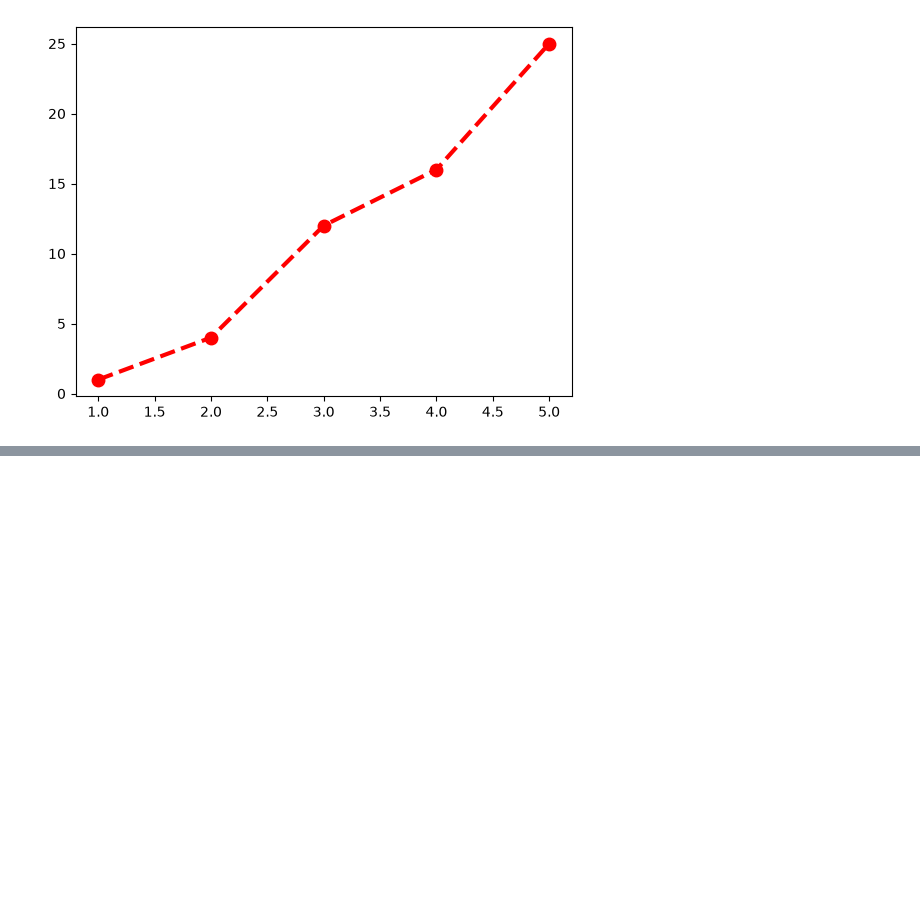
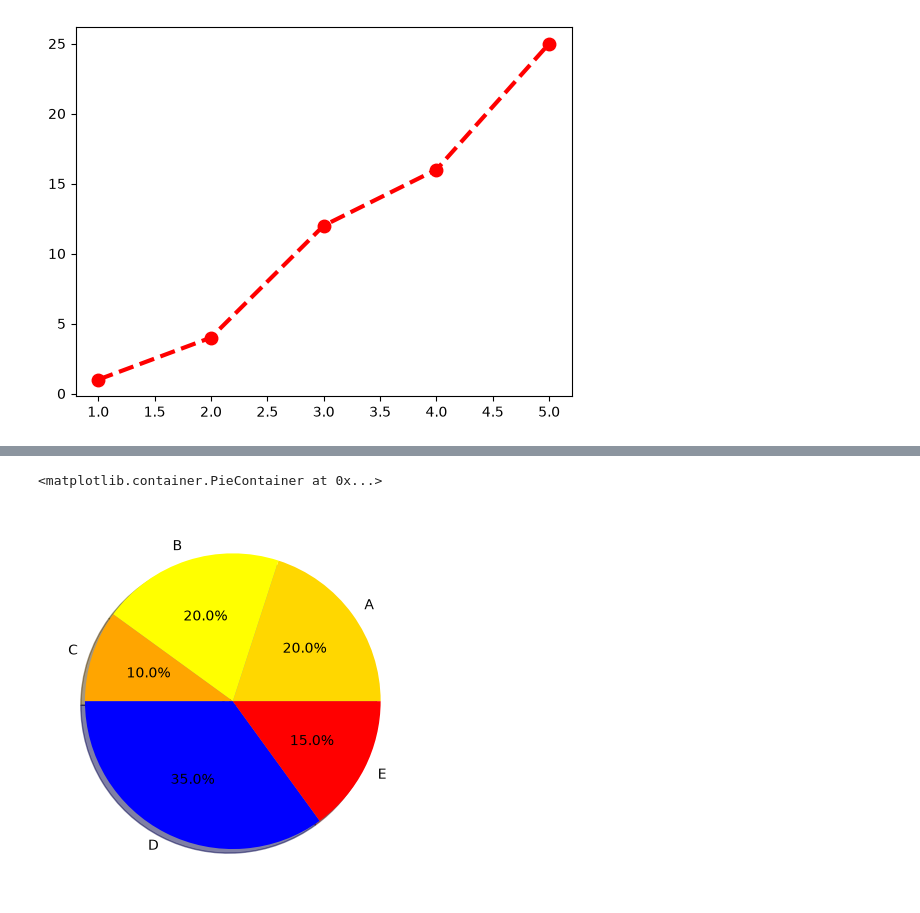
Before and after one commit to Arunbellad-2001/python-daily-practice, a Jupyter notebook: DATA ANALYSIS/10.2_Pandas/mathplotlib.ipynb, the cells around one changed output, grey strips where cells are left out. Saved outputs shown, nothing was run; the diff lists cells and outputs as text; code cells hidden in the pictures; blank space fills up the shorter version.

```diff
--- a/DATA ANALYSIS/10.2_Pandas/mathplotlib.ipynb
+++ b/DATA ANALYSIS/10.2_Pandas/mathplotlib.ipynb
@@ -23,0 +56,11 @@ plt.plot(x,y,color='red',linestyle='--',linewidth=3,marker='o',markersize=9,)
+# %%
+## pie chart
+labels=['A','B','C','D','E']
+size=[20,20,10,35,15]
+color=['gold','yellow','orange','blue','red']
+explode=[0,0,0,0,0]
+
+plt.pie(size,explode,labels=labels,colors=color,autopct="%1.1f%%", shadow=True)
+# %% [output]
+<matplotlib.container.PieContainer at 0x...>
+[figure, added]
```
Also changed, not shown: parts of 4 cells of this notebook.
